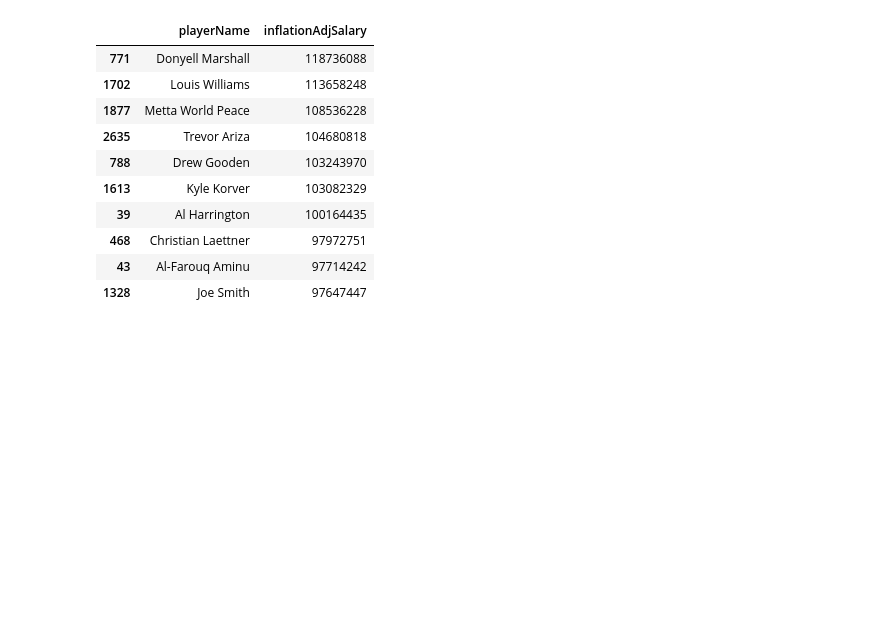
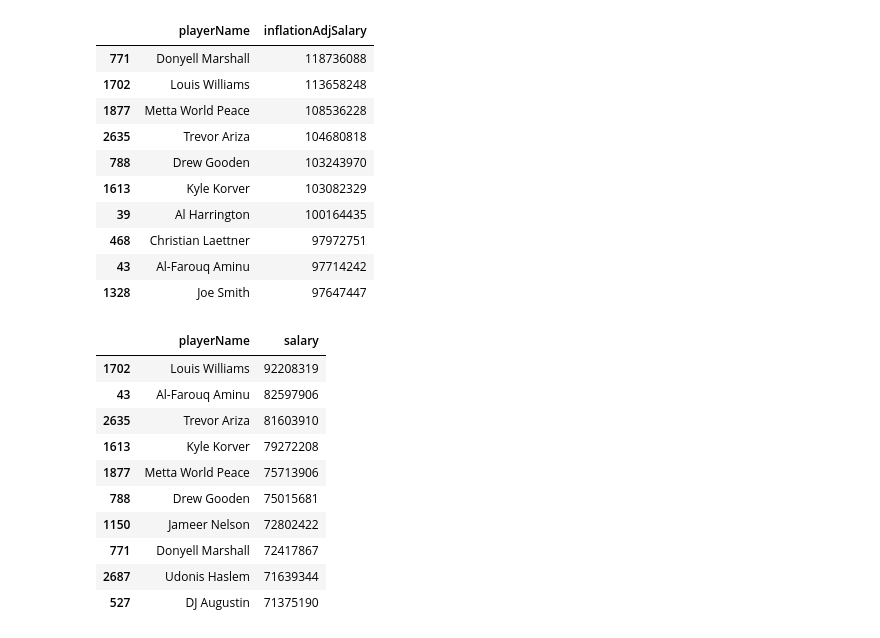
Before and after one commit to AnanyaaPal/Descriptive-Analysis, a Jupyter notebook: code_nba players salaries.ipynb, the cells around one changed output. Saved outputs shown, nothing was run; the diff lists cells and outputs as text; code cells hidden in the pictures; blank space fills up the shorter version.

```diff
--- a/code_nba players salaries.ipynb
+++ b/code_nba players salaries.ipynb
@@ -194,5 +194,21 @@ display(sorted_player_earnings)
 | 468 | Christian Laettner | 97972751 |
 | 43 | Al-Farouq Aminu | 97714242 |
 | 1328 | Joe Smith | 97647447 |
+# %%
+player_earnings2=df.groupby('playerName')['salary'].sum().reset_index()
+sorted_player_earnings2=player_earnings2.sort_values(by='salary',ascending=False).head(10)
+display(sorted_player_earnings2)
+# %% [output]
+|  | playerName | salary |
+| 1702 | Louis Williams | 92208319 |
+| 43 | Al-Farouq Aminu | 82597906 |
+| 2635 | Trevor Ariza | 81603910 |
+| 1613 | Kyle Korver | 79272208 |
+| 1877 | Metta World Peace | 75713906 |
+| 788 | Drew Gooden | 75015681 |
+| 1150 | Jameer Nelson | 72802422 |
+| 771 | Donyell Marshall | 72417867 |
+| 2687 | Udonis Haslem | 71639344 |
+| 527 | DJ Augustin | 71375190 |
 # %%
 plt.figure(figsize=(12, 6))
```
Also changed, not shown: parts of 6 cells of this notebook.
